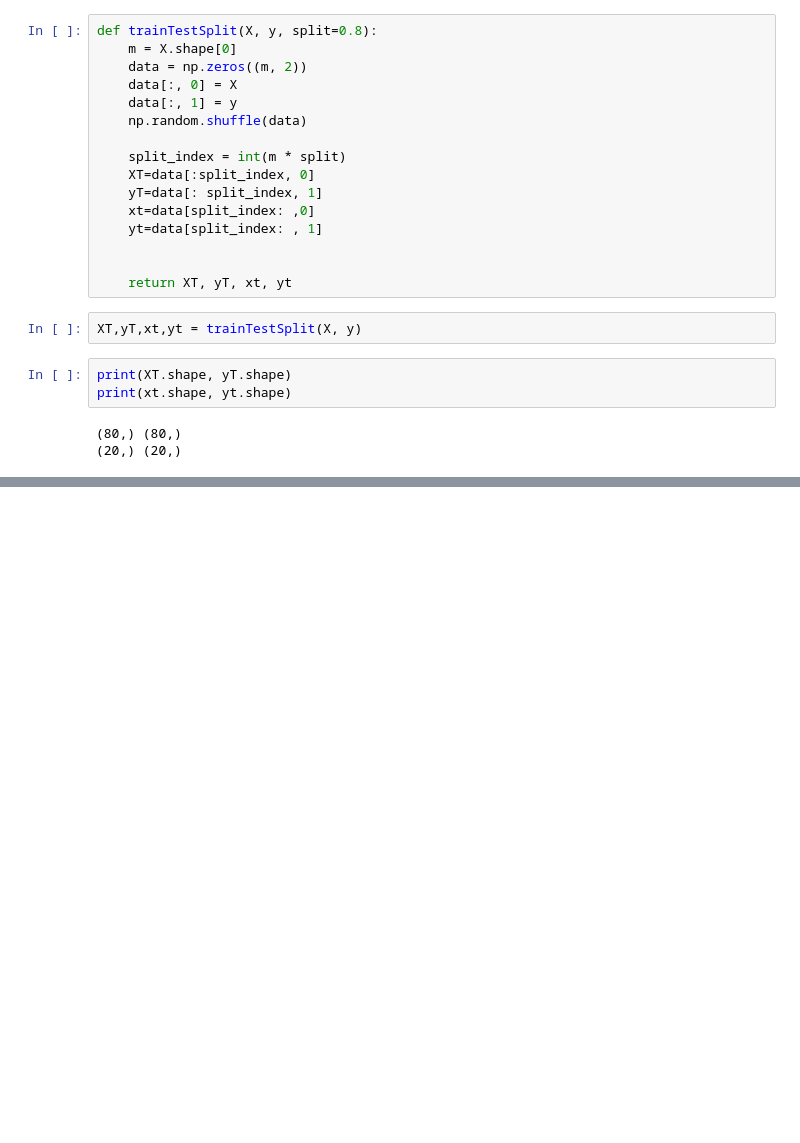
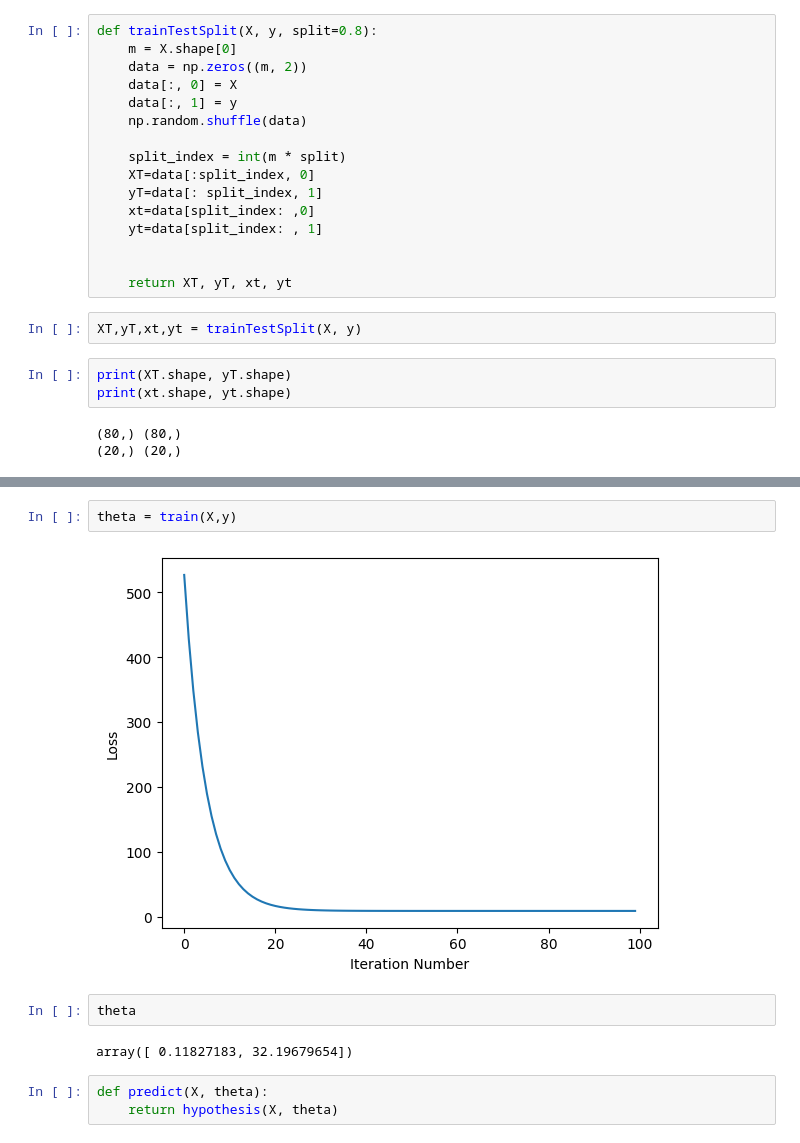
Before and after one commit to Minilio-Alexandre-Manjate/Machine-Learning-essentials, a Jupyter notebook: Linear_Regression.ipynb, the cells around one changed output, grey strips where cells are left out. Cells and saved outputs as stored; diff of their text form; blank space fills up the shorter version.

```diff
--- a/Linear_Regression.ipynb
+++ b/Linear_Regression.ipynb
@@ -108 +132,12 @@ def train(X, y, learning_rate):
     return theta
+# %%
+theta = train(X,y)
+# %% [output]
+[figure, added]
+# %%
+theta
+# %% [output]
+array([ 0.11827183, 32.19679654])
+# %%
+def predict(X, theta):
+    return hypothesis(X, theta)
```
Also changed, not shown: parts of 10 cells of this notebook.
